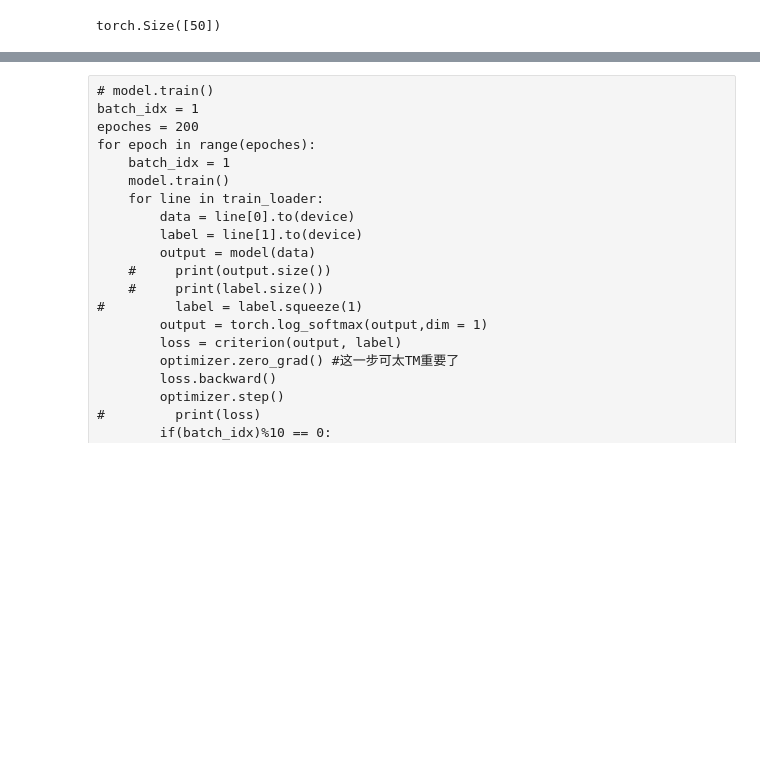
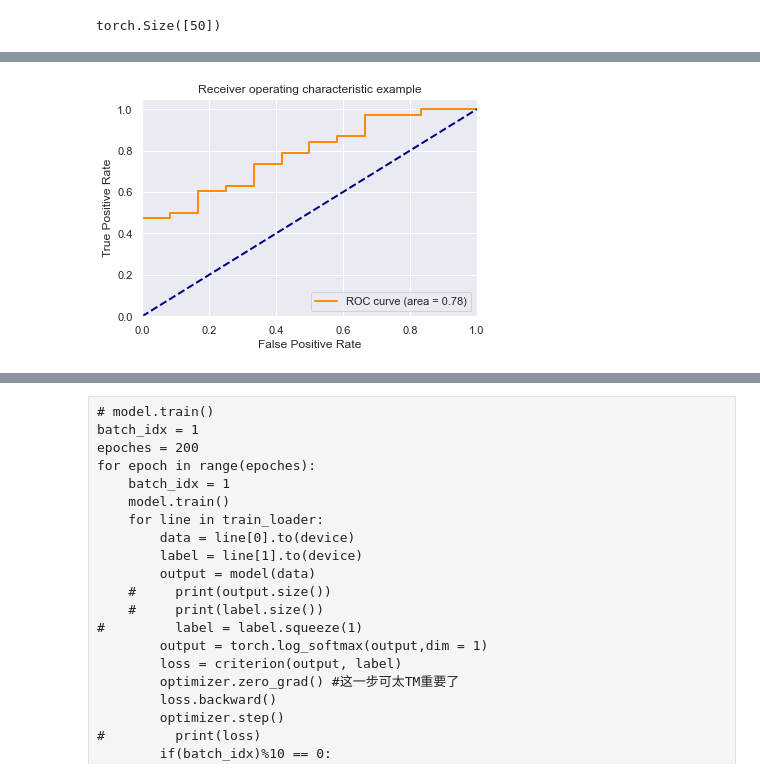
Before and after one commit to mettsss/MILA_FINAL, a Jupyter notebook: Final_Project/Final test.ipynb, the cells around one changed output, grey strips where cells are left out. Cells and saved outputs as stored; diff of their text form; code cells hidden in the pictures; blank space fills up the shorter version.

```diff
--- a/Final_Project/Final test.ipynb
+++ b/Final_Project/Final test.ipynb
@@ -200,0 +213,15 @@ Accuracy of the network on the 50 test images: 68.0 %
+# %%
+from sklearn.metrics import roc_auc_score
+from sklearn.metrics import roc_curve, auc
+fpr = dict()
+tpr = dict()
+roc_auc = dict()
+test_y = test_y
+predicted = predicted_digit.cpu().detach().numpy()
+for i in range(2):
+    fpr[i], tpr[i], _ = roc_curve(test_y[:, i], predicted[:, i])
+    roc_auc[i] = auc(fpr[i], tpr[i])
+
+# Compute micro-average ROC curve and ROC area
+fpr["micro"], tpr["micro"], _ = roc_curve(test_y.ravel(), predicted.ravel())
+roc_auc["micro"] = auc(fpr["micro"], tpr["micro"])
@@ -200,0 +232,20 @@ Accuracy of the network on the 50 test images: 68.0 %
+# %%
+plt.figure()
+lw = 2
+plt.plot(
+    fpr[1],
+    tpr[1],
+    color="darkorange",
+    lw=lw,
+    label="ROC curve (area = %0.2f)" % roc_auc[1],
+)
+plt.plot([0, 1], [0, 1], color="navy", lw=lw, linestyle="--")
+plt.xlim([0.0, 1.0])
+plt.ylim([0.0, 1.05])
+plt.xlabel("False Positive Rate")
+plt.ylabel("True Positive Rate")
+plt.title("Receiver operating characteristic example")
+plt.legend(loc="lower right")
+plt.show()
+# %% [output]
+[figure, added]
```
Also changed, not shown: parts of 11 cells of this notebook, 1 other file.
